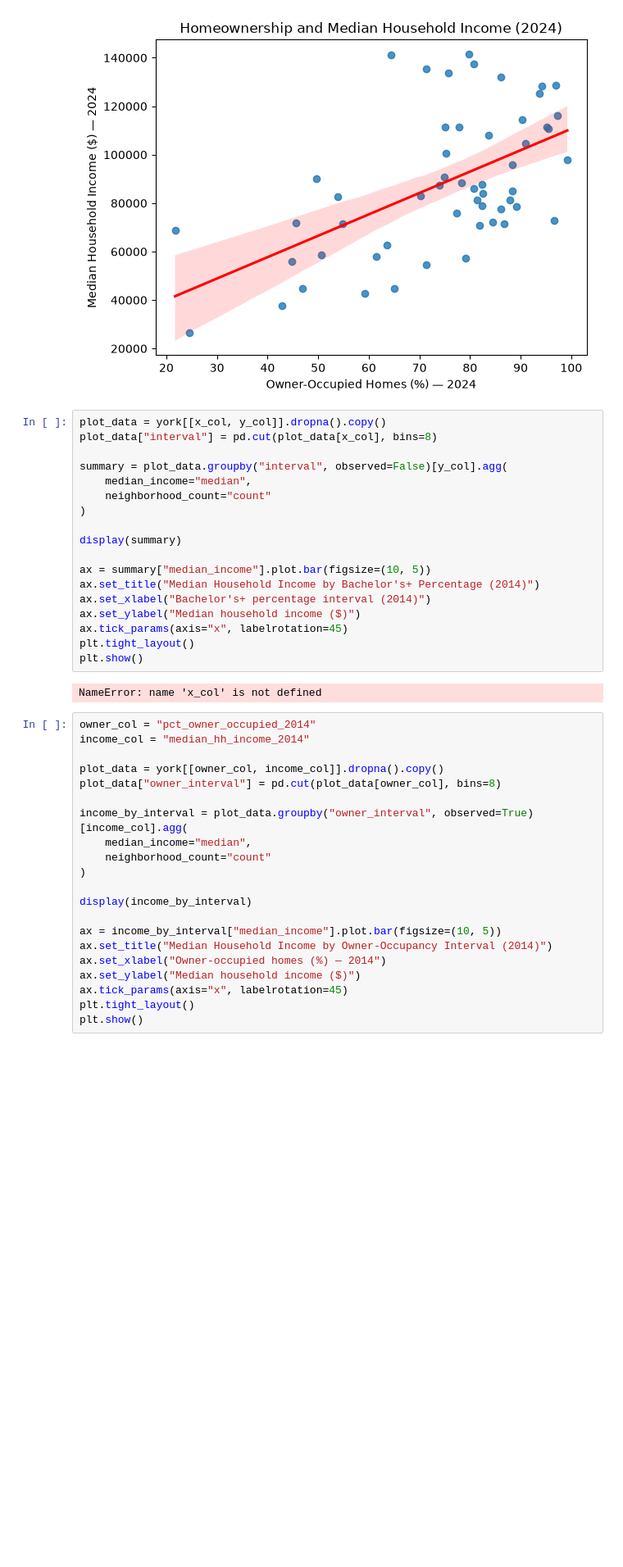
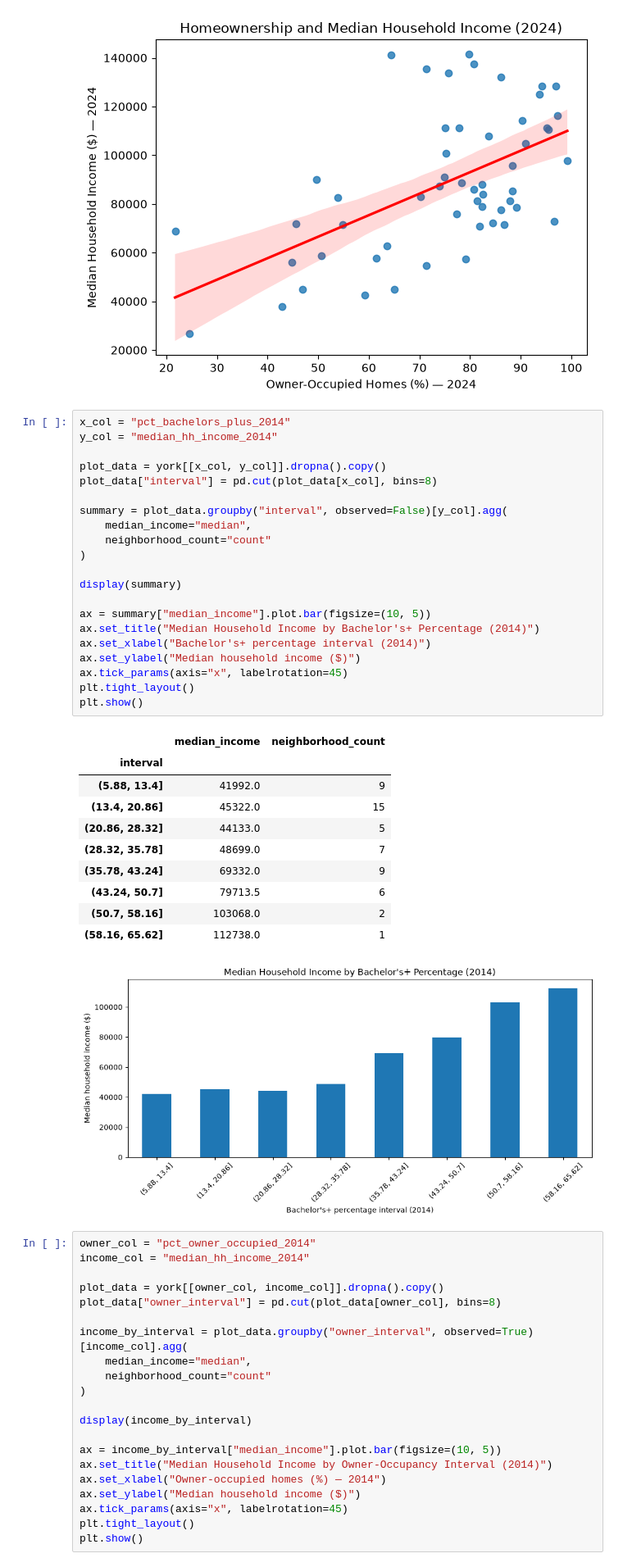
Before and after one commit to darthkanan/DTSC-FinalProject-Files, a Jupyter notebook: Final Project.ipynb, the cells around one changed output. Shown at 82% size. Cells and saved outputs as stored; diff of their text form; blank space fills up the shorter version.

```diff
--- a/Final Project.ipynb
+++ b/Final Project.ipynb
@@ -169,25 +169,38 @@ plt.show()
 # %% [output]
 [figure]
 # %%
+x_col = "pct_bachelors_plus_2014"
+y_col = "median_hh_income_2014"
+
 plot_data = york[[x_col, y_col]].dropna().copy()
 plot_data["interval"] = pd.cut(plot_data[x_col], bins=8)
 
 summary = plot_data.groupby("interval", observed=False)[y_col].agg(
     median_income="median",
     neighborhood_count="count"
 )
 
 display(summary)
 
 ax = summary["median_income"].plot.bar(figsize=(10, 5))
 ax.set_title("Median Household Income by Bachelor's+ Percentage (2014)")
 ax.set_xlabel("Bachelor's+ percentage interval (2014)")
 ax.set_ylabel("Median household income ($)")
 ax.tick_params(axis="x", labelrotation=45)
 plt.tight_layout()
 plt.show()
 # %% [output]
-NameError: name 'x_col' is not defined
+|  | median_income | neighborhood_count |
+| interval |  |  |
+| (5.88, 13.4] | 41992.0 | 9 |
+| (13.4, 20.86] | 45322.0 | 15 |
+| (20.86, 28.32] | 44133.0 | 5 |
+| (28.32, 35.78] | 48699.0 | 7 |
+| (35.78, 43.24] | 69332.0 | 9 |
+| (43.24, 50.7] | 79713.5 | 6 |
+| (50.7, 58.16] | 103068.0 | 2 |
+| (58.16, 65.62] | 112738.0 | 1 |
+[figure, added]
 # %%
 owner_col = "pct_owner_occupied_2014"
 income_col = "median_hh_income_2014"
```
Also changed, not shown: parts of 2 cells of this notebook.
